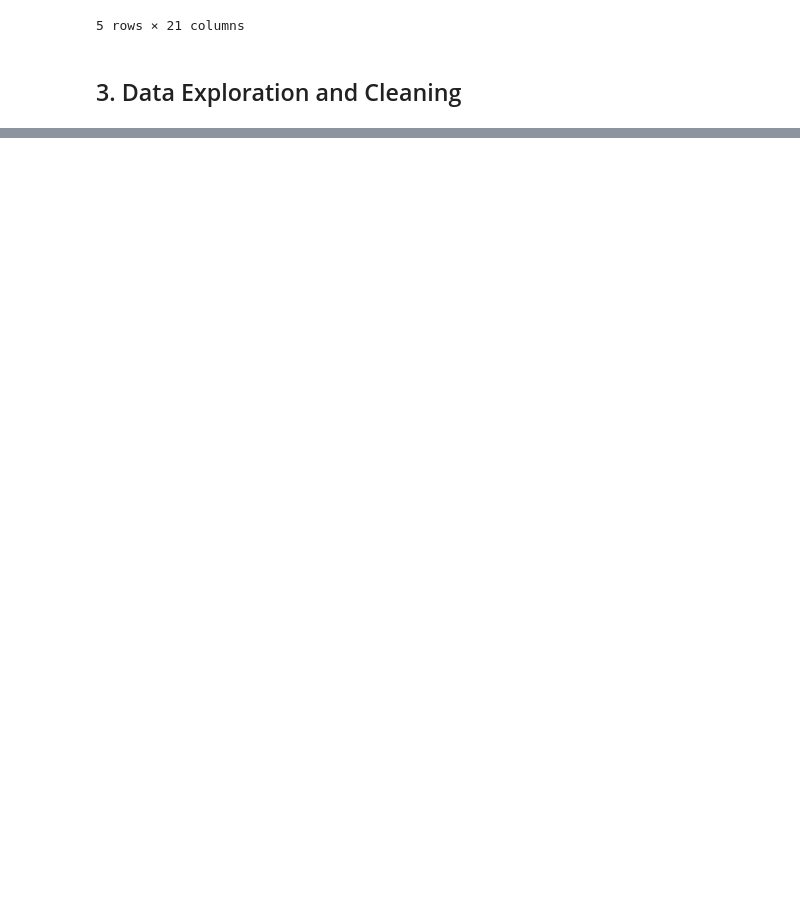
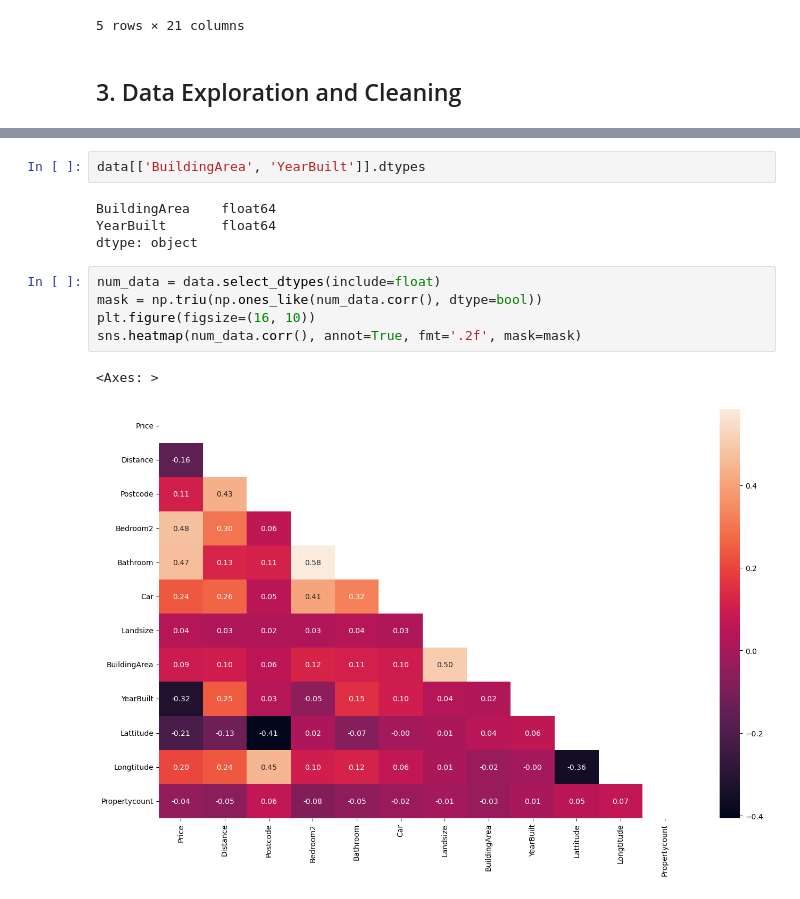
Before and after one commit to marcndo/ml_foundation, a Jupyter notebook: EDA/Melbourne_data_analysis.ipynb, the cells around one changed output, grey strips where cells are left out. Saved outputs shown, nothing was run; the diff lists cells and outputs as text; blank space fills up the shorter version.

```diff
--- a/EDA/Melbourne_data_analysis.ipynb
+++ b/EDA/Melbourne_data_analysis.ipynb
@@ -78,0 +160,14 @@ The 'data.info()' reviews the following:
+# %%
+data[['BuildingArea', 'YearBuilt']].dtypes
+# %% [output]
+BuildingArea    float64
+YearBuilt       float64
+dtype: object
+# %%
+num_data = data.select_dtypes(include=float)
+mask = np.triu(np.ones_like(num_data.corr(), dtype=bool))
+plt.figure(figsize=(16, 10))
+sns.heatmap(num_data.corr(), annot=True, fmt='.2f', mask=mask)
+# %% [output]
+<Axes: >
+[figure, added]
```
Also changed, not shown: parts of 18 cells of this notebook.
